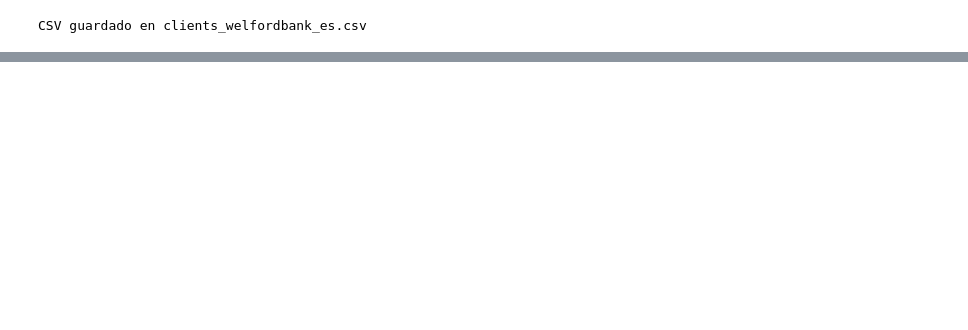
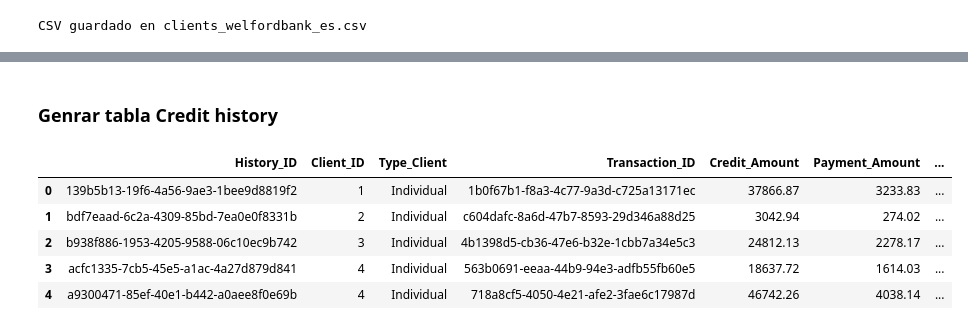
Before and after one commit to FGaliano-23/WELFORD-BANK, a Jupyter notebook: DataEngineer/GenerateData/Tables.ipynb, the cells around one changed output, grey strips where cells are left out. Saved outputs shown, nothing was run; the diff lists cells and outputs as text; code cells hidden in the pictures; blank space fills up the shorter version.

```diff
--- a/DataEngineer/GenerateData/Tables.ipynb
+++ b/DataEngineer/GenerateData/Tables.ipynb
@@ -115,0 +224,2 @@ CSV guardado en clients_welfordbank_es.csv
+# %% [markdown]
+### Genrar tabla Credit history
@@ -115,0 +246,74 @@ CSV guardado en clients_welfordbank_es.csv
+# %%
+# container for every credit record that will be created
+credit_rows = []
+
+# iterate over every client to build their credit history
+for _, cli in df_clients.iterrows():
+    # choose how many credit records this client gets (0-3)
+    n_histories = random.choices([0, 1, 2, 3],
+                                 weights=[0.15, 0.55, 0.25, 0.05])[0]
+
+    for _ in range(n_histories):
+        # loan set-up: principal, interest, monthly payment
+        credit_amount  = choose_credit_amount()
+        interest_rate  = choose_interest_rate()
+        payment_amount = calc_payment_amount(credit_amount, interest_rate)
+
+        # transaction date must fall between registration and 60 days ago
+        reg_date = pd.to_datetime(cli["Registration_Date"]).date()
+        max_end  = datetime.now().date() - timedelta(days=60)
+
+        if reg_date >= max_end:                 # very new client
+            transaction_date = reg_date
+        else:
+            transaction_date = fake.date_between_dates(
+                date_start=reg_date,
+                date_end=max_end
+            )
+
+        # 30 days to pay; last payment can be early or up to +40 days late
+        payment_due_date  = transaction_date + timedelta(days=30)
+        last_payment_date = payment_due_date + timedelta(days=random.randint(-5, 40))
+
+        # outstanding balance after X random payments
+        payments_made = random.randint(0, 12)
+        outstanding   = max(round(credit_amount - payments_made * payment_amount, 2), 0.0)
+
+        # determine status and late fees
+        if outstanding == 0:
+            status = "PAID"
+            late_fees = 0.0
+        else:
+            overdue  = datetime.now().date() > payment_due_date
+            status   = "OVERDUE" if overdue else "PENDING"
+            late_fees = round(outstanding * 0.02, 2) if overdue else 0.0
+
+        # append one row to the list
+        credit_rows.append({
+            "History_ID": fake.uuid4(),            # primary key
+            "Client_ID": cli["Client_ID"],         # FK to CLIENTS
+            "Type_Client": cli["Type_Client"],
+            "Transaction_ID": fake.uuid4(),
+            "Credit_Amount": credit_amount,
+            "Payment_Amount": payment_amount,
+            "Outstanding_Balance": outstanding,
+            "Interest_Rate": interest_rate,
+            "Payment_Status": status,
+            "Late_Payment_Fees": late_fees,
+            "Transaction_Date": transaction_date,
+            "Payment_Due_Date": payment_due_date,
+            "Last_Payment_Date": last_payment_date,
+            "Credit_Score": generate_credit_score(),
+            "Created_At": datetime.now().date()
+        })
+
+# build DataFrame and preview the first rows
+df_credit_history = pd.DataFrame(credit_rows)
+df_credit_history.head()
+# %% [output]
+|  | History_ID | Client_ID | Type_Client | Transaction_ID | Credit_Amount | Payment_Amount | ... |
+| 0 | 139b5b13-19f6-4a56-9ae3-1bee9d8819f2 | 1 | Individual | 1b0f67b1-f8a3-4c77-9a3d-c725a13171ec | 37866.87 | 3233.83 | ... |
+| 1 | bdf7eaad-6c2a-4309-85bd-7ea0e0f8331b | 2 | Individual | c604dafc-8a6d-47b7-8593-29d346a88d25 | 3042.94 | 274.02 | ... |
+| 2 | b938f886-1953-4205-9588-06c10ec9b742 | 3 | Individual | 4b1398d5-cb36-47e6-b32e-1cbb7a34e5c3 | 24812.13 | 2278.17 | ... |
+| 3 | acfc1335-7cb5-45e5-a1ac-4a27d879d841 | 4 | Individual | 563b0691-eeaa-44b9-94e3-adfb55fb60e5 | 18637.72 | 1614.03 | ... |
+| 4 | a9300471-85ef-40e1-b442-a0aee8f0e69b | 4 | Individual | 718a8cf5-4050-4e21-afe2-3fae6c17987d | 46742.26 | 4038.14 | ... |
```
Also changed, not shown: parts of 19 cells of this notebook, 5 other files.
